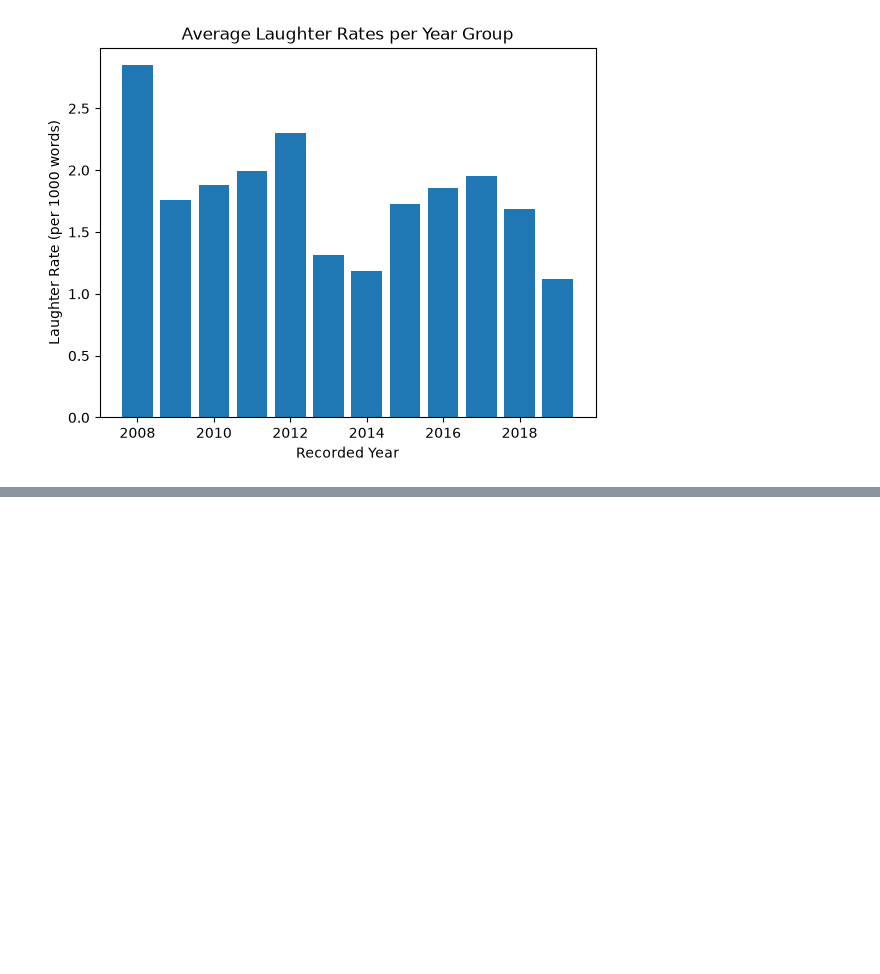
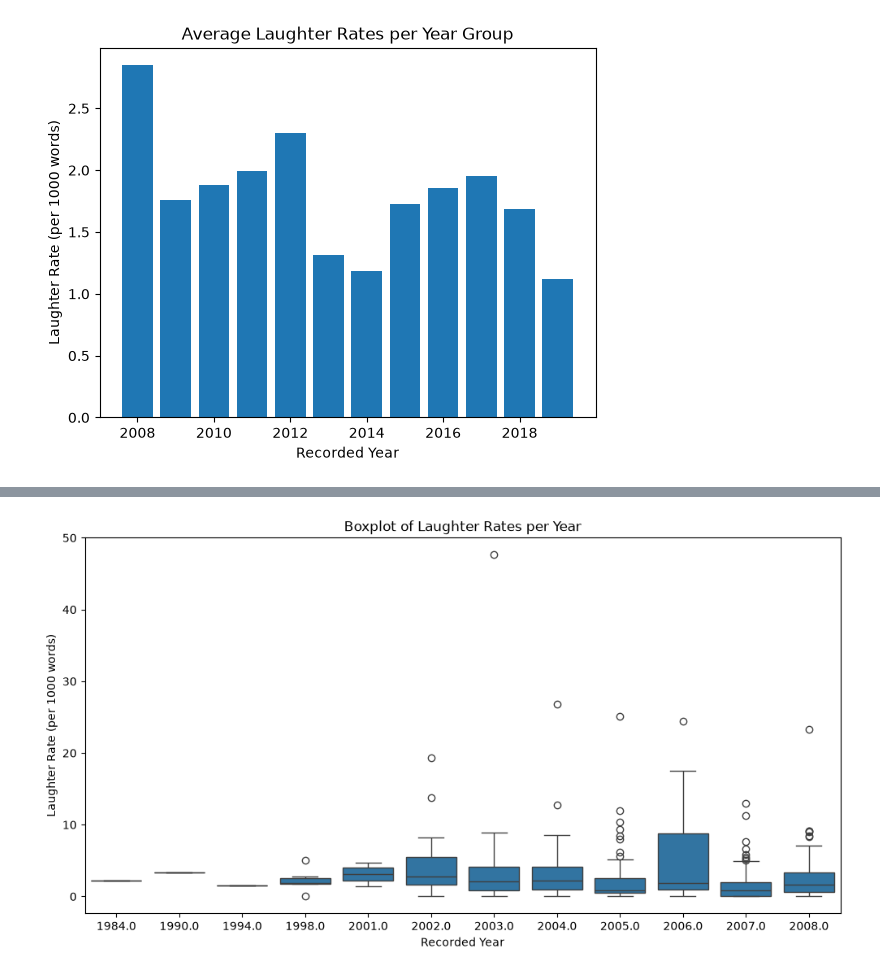
Before and after one commit to emilyedono/TEDTalkNLP, a Jupyter notebook: Code/TedTalkNLP_Rhetoric.ipynb, the cells around one changed output, grey strips where cells are left out. Cells and saved outputs as stored; diff of their text form; code cells hidden in the pictures; blank space fills up the shorter version.

```diff
--- a/Code/TedTalkNLP_Rhetoric.ipynb
+++ b/Code/TedTalkNLP_Rhetoric.ipynb
@@ -195,0 +206,11 @@ plt.show()
+# %%
+# dig into the 2008 group years
+# attach the year to the dataframe
+laughter_rates_df['year'] = df['Year']
+
+# filter to year group 2008
+laughter_2008_group = laughter_rates_df[laughter_rates_df['year_group'] == 2008]
+
+# group by year and calculate average laughter rates
+average_laughter_2008 = laughter_2008_group.groupby('year').mean()
+average_laughter_2008
@@ -195,0 +232,10 @@ plt.show()
+# %%
+# plot boxplots of laughter rates per year
+plt.figure(figsize=(12, 6))
+sns.boxplot(x='year', y='laughter_rate', data=laughter_2008_group)
+plt.title("Boxplot of Laughter Rates per Year")
+plt.xlabel("Recorded Year")
+plt.ylabel("Laughter Rate (per 1000 words)")
+plt.show()
+# %% [output]
+[figure, added]
```
Also changed, not shown: parts of 18 cells of this notebook.
